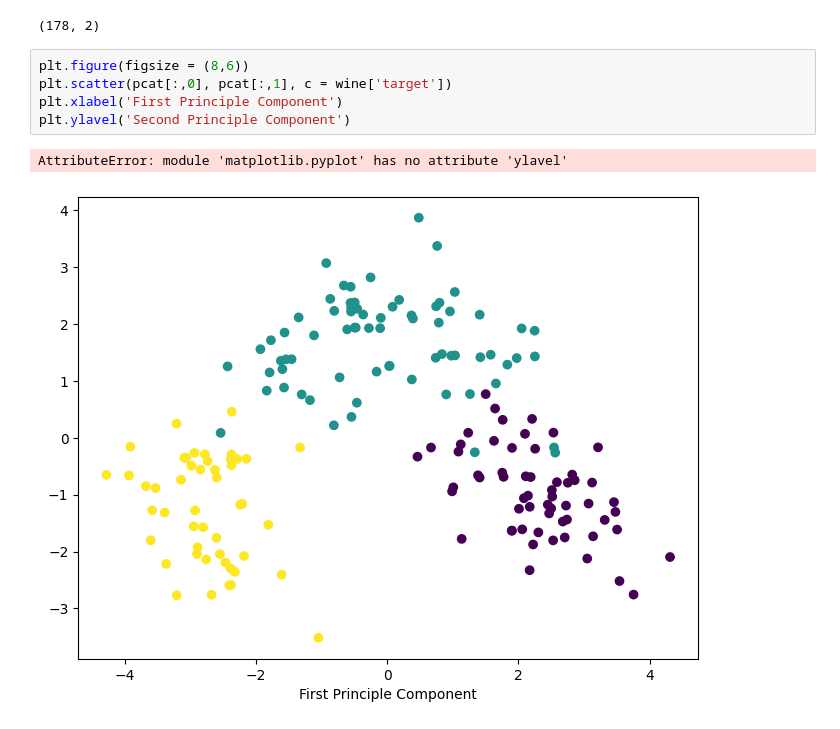
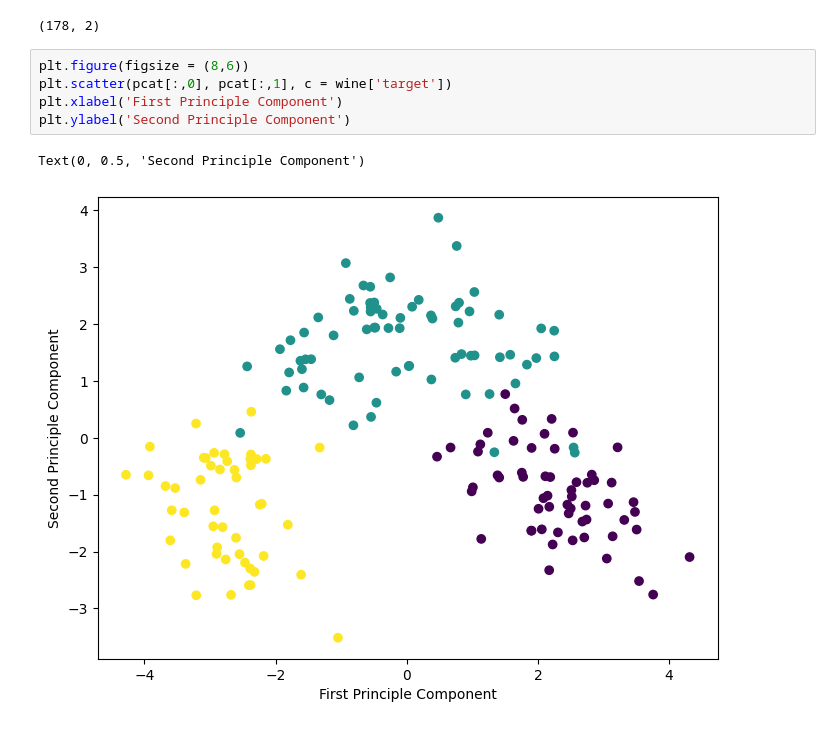
Before and after one commit to YusefNJ/Principle-Component-Analysis, a Jupyter notebook: Principle-Component-Analysis.ipynb, the cells around one changed output. Drawn from its saved outputs; the diff is of its cells as text.

Commit message:
Fixed error

```diff
--- a/Principle-Component-Analysis.ipynb
+++ b/Principle-Component-Analysis.ipynb
@@ -59,8 +59,8 @@ pcat.shape
 # %%
 plt.figure(figsize = (8,6))
 plt.scatter(pcat[:,0], pcat[:,1], c = wine['target'])
 plt.xlabel('First Principle Component')
-plt.ylavel('Second Principle Component')
+plt.ylabel('Second Principle Component')
 # %% [output]
-AttributeError: module 'matplotlib.pyplot' has no attribute 'ylavel'
+Text(0, 0.5, 'Second Principle Component')
-[figure, old version]
+[figure, new version]
```
